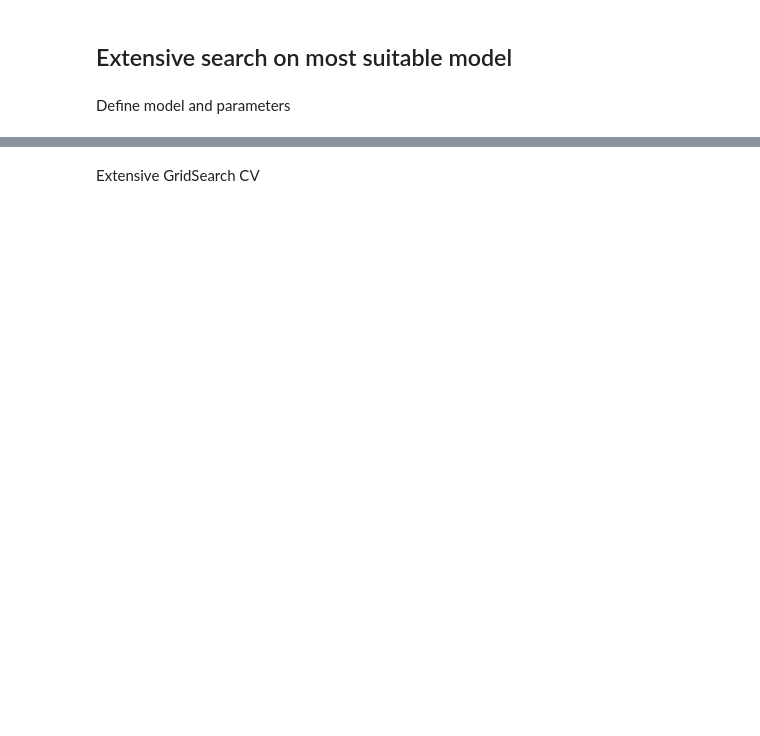
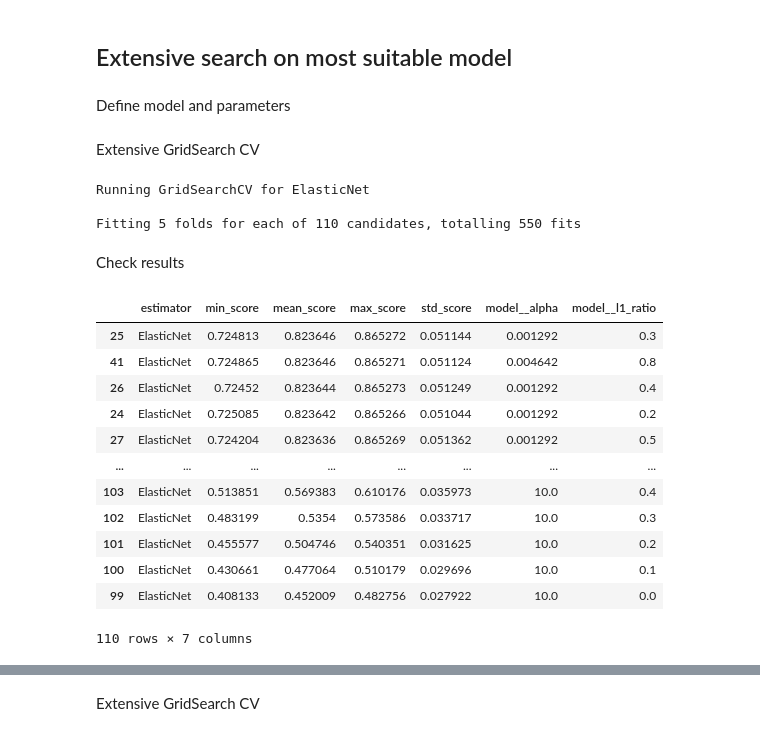
Before and after one commit to emilywade/heritage-housing, a Jupyter notebook: jupyter_notebooks/05ModellingEvaluation.ipynb, the cells around one changed output, grey strips where cells are left out. Cells and saved outputs as stored; diff of their text form; code cells hidden in the pictures; blank space fills up the shorter version.

```diff
--- a/jupyter_notebooks/05ModellingEvaluation.ipynb
+++ b/jupyter_notebooks/05ModellingEvaluation.ipynb
@@ -137,7 +150,7 @@ from sklearn.ensemble import GradientBoostingRegressor
 from xgboost import XGBRegressor
 
 
-def PipelineClf(model):
+def PipelineReg(model):
     pipeline_base = Pipeline([
         ("scaler", StandardScaler()),
         ("feat_selection", SelectFromModel(model)),
@@ -161,7 +176,7 @@ class HyperparameterOptimizationSearch:
         for key in self.keys:
             print(f"\nRunning GridSearchCV for {key} \n")
 
-            model = PipelineClf(self.models[key])
+            model = PipelineReg(self.models[key])
             params = self.params[key]
             gs = GridSearchCV(model, params, cv=cv, n_jobs=n_jobs,
                               verbose=verbose, scoring=scoring, )
@@ -313,3 +311,42 @@ Observations:
 ## Extensive search on most suitable model
 # %% [markdown]
 Define model and parameters
+# %%
+models_search = {
+    "ElasticNet": ElasticNet(random_state=0)
+}
+
+params_search = {
+    'ElasticNet': {
+        'model__alpha': np.logspace(-4, 1, 10),
+        'model__l1_ratio': np.linspace(0, 1, 11)
+    }
+}
+# %% [markdown]
+Extensive GridSearch CV
+# %%
+search = HyperparameterOptimizationSearch(models=models_search, params=params_search)
+search.fit(X_train, y_train, scoring = 'r2', n_jobs=-1, cv=5)
+# %% [output]
+Running GridSearchCV for ElasticNet
+
+Fitting 5 folds for each of 110 candidates, totalling 550 fits
+# %% [markdown]
+Check results
+# %%
+grid_search_summary, grid_search_pipelines = search.score_summary(sort_by='mean_score')
+grid_search_summary
+# %% [output]
+|  | estimator | min_score | mean_score | max_score | std_score | model__alpha | model__l1_ratio |
+| 25 | ElasticNet | 0.724813 | 0.823646 | 0.865272 | 0.051144 | 0.001292 | 0.3 |
+| 41 | ElasticNet | 0.724865 | 0.823646 | 0.865271 | 0.051124 | 0.004642 | 0.8 |
+| 26 | ElasticNet | 0.72452 | 0.823644 | 0.865273 | 0.051249 | 0.001292 | 0.4 |
+| 24 | ElasticNet | 0.725085 | 0.823642 | 0.865266 | 0.051044 | 0.001292 | 0.2 |
+| 27 | ElasticNet | 0.724204 | 0.823636 | 0.865269 | 0.051362 | 0.001292 | 0.5 |
+| ... | ... | ... | ... | ... | ... | ... | ... |
+| 103 | ElasticNet | 0.513851 | 0.569383 | 0.610176 | 0.035973 | 10.0 | 0.4 |
+| 102 | ElasticNet | 0.483199 | 0.5354 | 0.573586 | 0.033717 | 10.0 | 0.3 |
+| 101 | ElasticNet | 0.455577 | 0.504746 | 0.540351 | 0.031625 | 10.0 | 0.2 |
+| 100 | ElasticNet | 0.430661 | 0.477064 | 0.510179 | 0.029696 | 10.0 | 0.1 |
+| 99 | ElasticNet | 0.408133 | 0.452009 | 0.482756 | 0.027922 | 10.0 | 0.0 |
+110 rows × 7 columns
```
Also changed, not shown: parts of 56 cells of this notebook.
